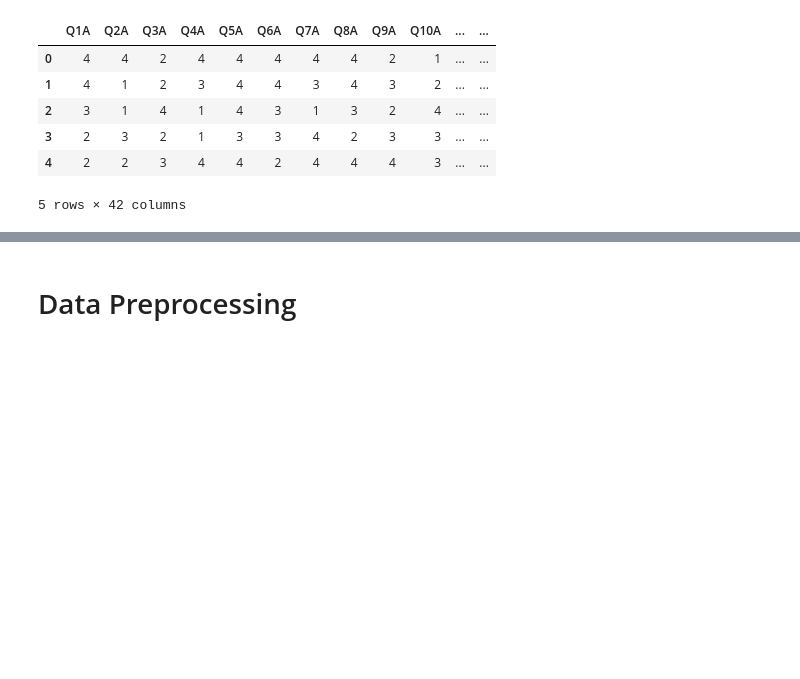
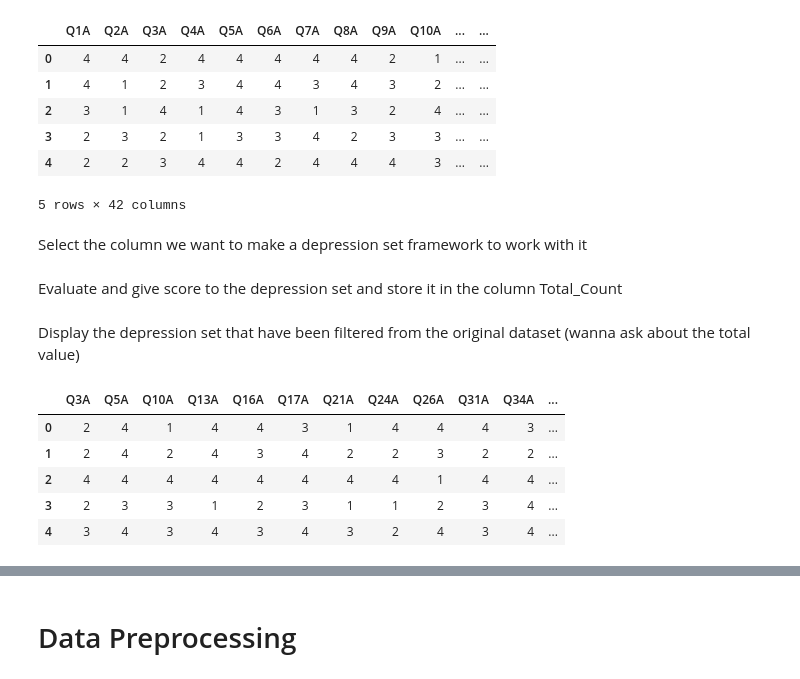
Before and after one commit to weihan444/ML-Hackathon, a Jupyter notebook: ML_Hackathon.ipynb, the cells around one changed output, grey strips where cells are left out. Saved outputs shown, nothing was run; the diff lists cells and outputs as text; code cells hidden in the pictures; blank space fills up the shorter version.

```diff
--- a/ML_Hackathon.ipynb
+++ b/ML_Hackathon.ipynb
@@ -432,25 +436,20 @@ Data_2.head()
 | 3 | 2 | 3 | 2 | 1 | 3 | 3 | 4 | 2 | 3 | 3 | ... | ... |
 | 4 | 2 | 2 | 3 | 4 | 4 | 2 | 4 | 4 | 4 | 3 | ... | ... |
 5 rows × 42 columns
+# %% [markdown]
+Select the column we want to make a depression set framework to work with it
 # %%
-def sub(data_3):
-    return data_3.subtract(1,axis=1)
-data_3=sub(data_3)
-DASS_keys = {'Depression': [3, 5, 10, 13, 16, 17, 21, 24, 26, 31, 34, 37, 38, 42],
-             'Anxiety': [2, 4, 7, 9, 15, 19, 20, 23, 25, 28, 30, 36, 40, 41],
-             'Stress': [1, 6, 8, 11, 12, 14, 18, 22, 27, 29, 32, 33, 35, 39]}
+def sub(Data_2):
+    return Data_2.subtract(1,axis=1)
+data_2=sub(Data_2)
+DASS_keys = {'Depression': [3, 5, 10, 13, 16, 17, 21, 24, 26, 31, 34, 37, 38, 42]}
 Dep = []
 for i in DASS_keys["Depression"]:
     Dep.append('Q'+str(i)+'A')
-Stress = []
-for i in DASS_keys["Stress"]:
-    Stress.append('Q'+str(i)+'A')
-Anx = []
-for i in DASS_keys["Anxiety"]:
-    Anx.append('Q'+str(i)+'A')
-depression= data_3.filter(Dep)
-stress = data_3.filter(Stress)
-anxiety = data_3.filter(Anx)
+
+depression_set= Data_2.filter(Dep)
+# %% [markdown]
+Evaluate and give score to the depression set and store it in the column Total_Count
 # %%
 def scores(source):
     col=list(source)
@@ -461,0 +459,12 @@ anxiety=scores(anxiety)
+# %% [markdown]
+Display the depression set that have been filtered from the original dataset
+(wanna ask about the total value)
+# %%
+depression_set.head()
+# %% [output]
+|  | Q3A | Q5A | Q10A | Q13A | Q16A | Q17A | Q21A | Q24A | Q26A | Q31A | Q34A | ... |
+| 0 | 2 | 4 | 1 | 4 | 4 | 3 | 1 | 4 | 4 | 4 | 3 | ... |
+| 1 | 2 | 4 | 2 | 4 | 3 | 4 | 2 | 2 | 3 | 2 | 2 | ... |
+| 2 | 4 | 4 | 4 | 4 | 4 | 4 | 4 | 4 | 1 | 4 | 4 | ... |
+| 3 | 2 | 3 | 3 | 1 | 2 | 3 | 1 | 1 | 2 | 3 | 4 | ... |
+| 4 | 3 | 4 | 3 | 4 | 3 | 4 | 3 | 2 | 4 | 3 | 4 | ... |
```
Also changed, not shown: parts of 10 cells of this notebook.
